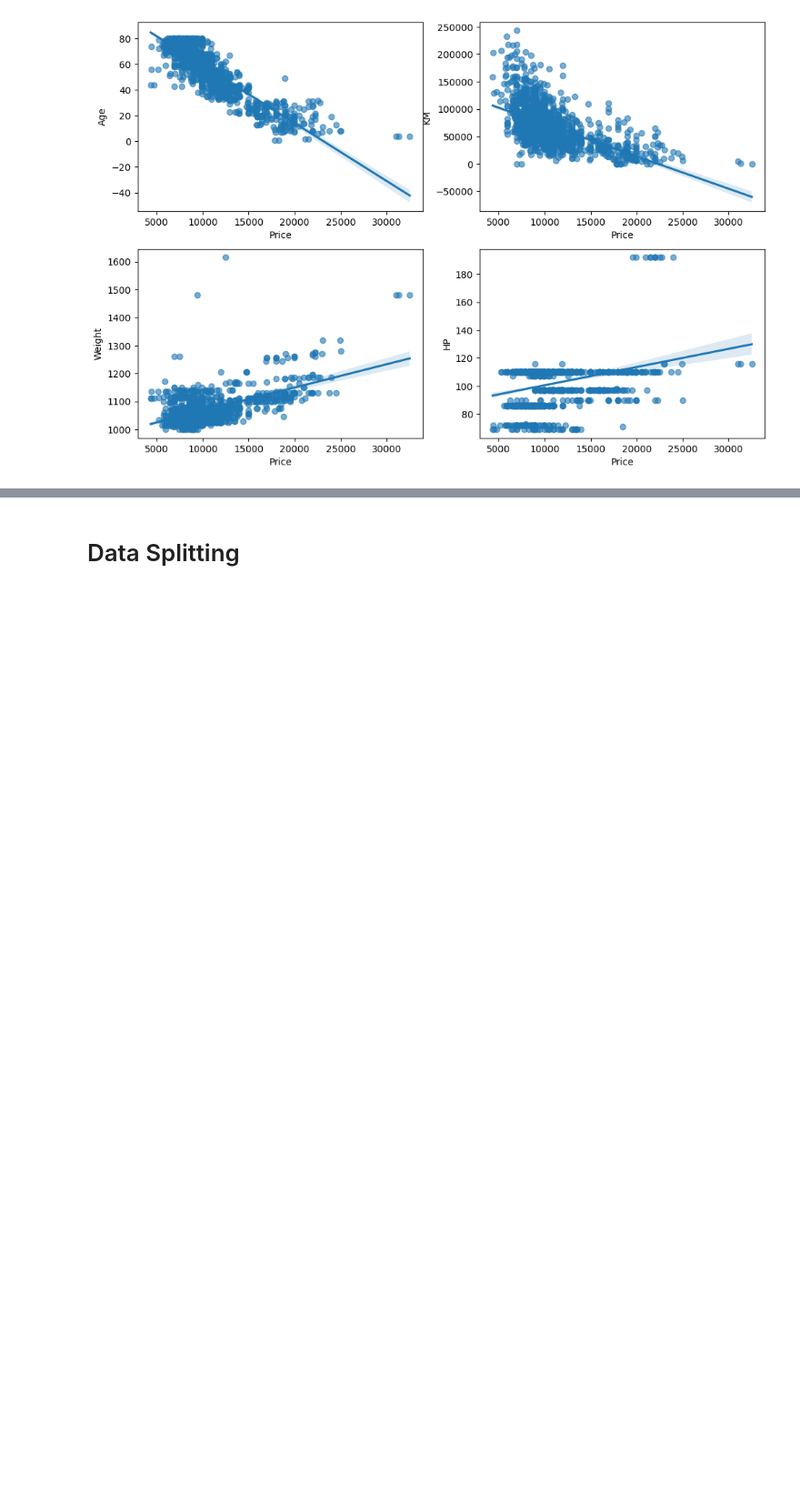
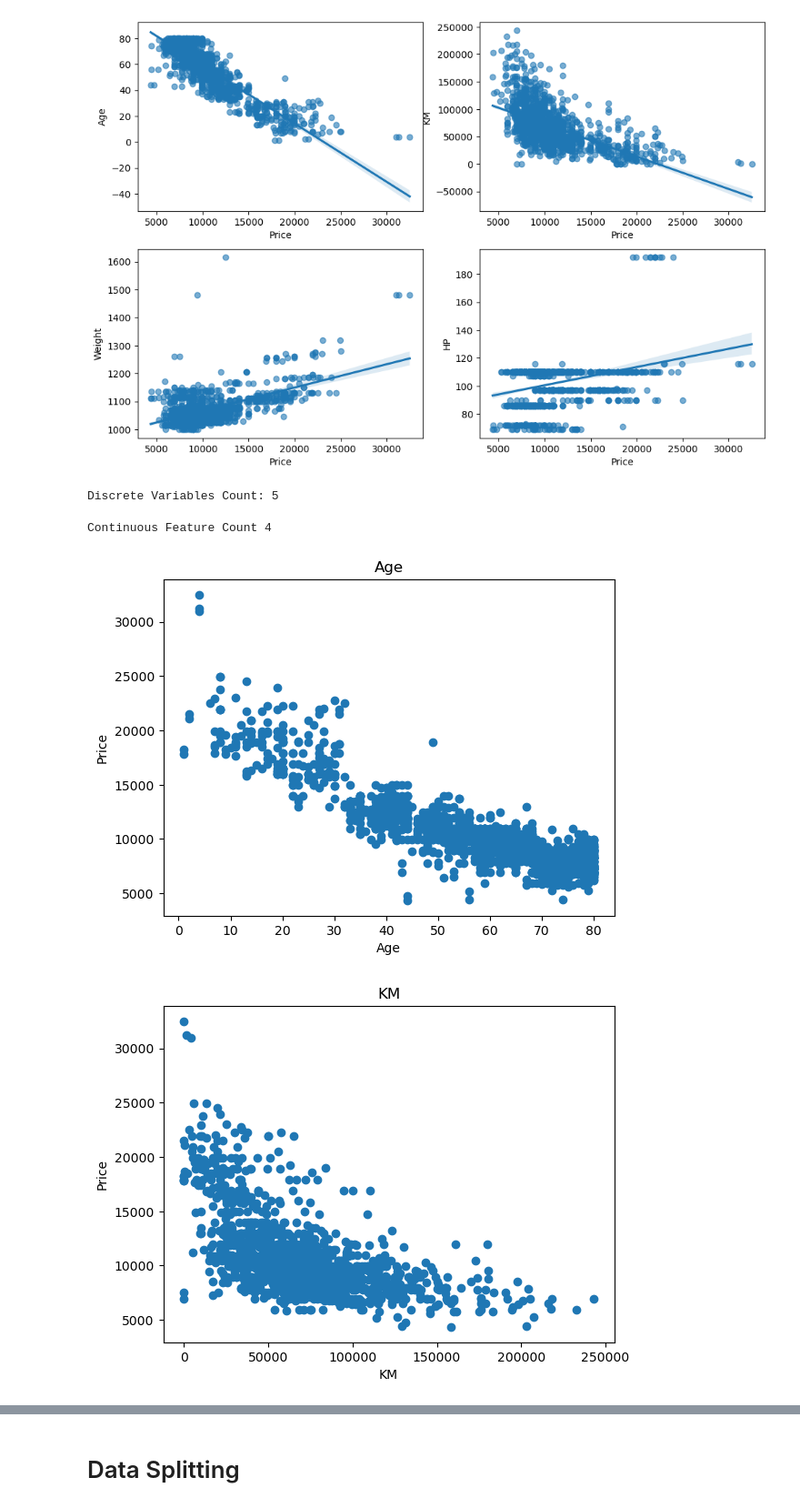
Before and after one commit to vijaycross/ExcelR-Data-Science-Assignments, a Jupyter notebook: 05. Multi Linear Regression/ToyotaCorollaPricePrediction.ipynb, the cells around one changed output, grey strips where cells are left out. Shown at 91% size. Saved outputs shown, nothing was run; the diff lists cells and outputs as text; code cells hidden in the pictures; blank space fills up the shorter version.

```diff
--- a/05. Multi Linear Regression/ToyotaCorollaPricePrediction.ipynb
+++ b/05. Multi Linear Regression/ToyotaCorollaPricePrediction.ipynb
@@ -232,3 +234,25 @@ sns.regplot(x = 'Price', y = 'HP', data = data, scatter_kws={'alpha':0.6}, ax =
 # %% [output]
 <Axes: xlabel='Price', ylabel='HP'>
 [figure]
+# %%
+discrete_feature=[feature for feature in data.columns if len(data[feature].unique())<20 and feature]
+print('Discrete Variables Count: {}'.format(len(discrete_feature)))
+# %% [output]
+Discrete Variables Count: 5
+# %%
+continuous_feature=[feature for feature in data.columns if data[feature].dtype!='O' and feature not in discrete_feature]
+print('Continuous Feature Count {}'.format(len(continuous_feature)))
+# %% [output]
+Continuous Feature Count 4
+# %%
+for feature in continuous_feature:
+    if feature!="Price":
+        df=data.copy()
+        plt.scatter(df[feature],df['Price'])
+        plt.xlabel(feature)
+        plt.ylabel('Price')
+        plt.title(feature)
+        plt.show()
+# %% [output]
+[figure, added]
+[figure, added]
```
Also changed, not shown: parts of 38 cells of this notebook.
